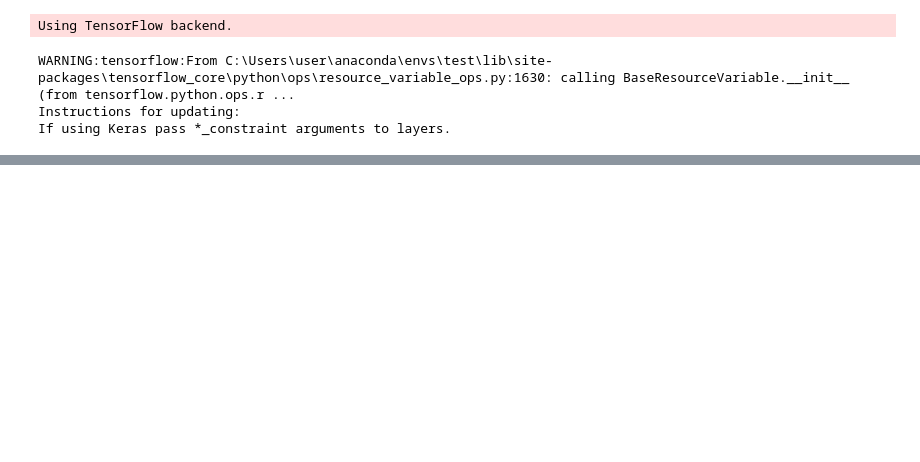
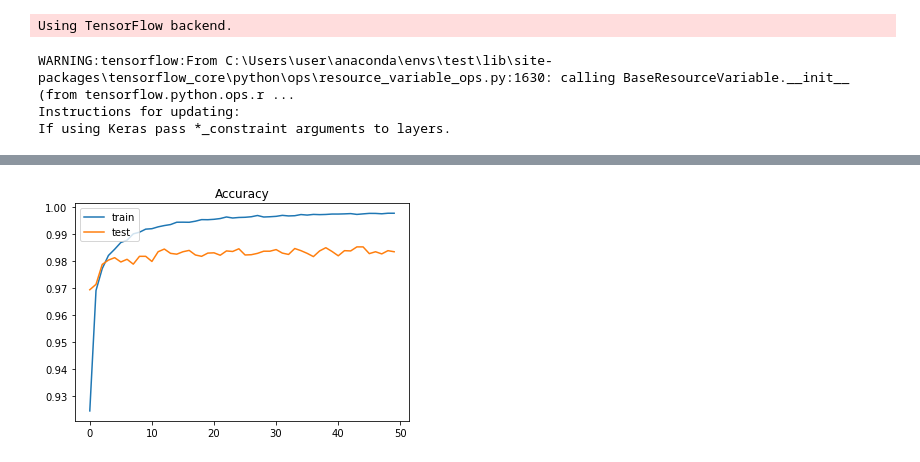
Before and after one commit to ssh6189/Keras_MNIST, a Jupyter notebook: MNIST_MLP.ipynb, the cells around one changed output, grey strips where cells are left out. Cells and saved outputs as stored; diff of their text form; code cells hidden in the pictures; blank space fills up the shorter version.

```diff
--- a/MNIST_MLP.ipynb
+++ b/MNIST_MLP.ipynb
@@ -75,3 +75,12 @@ print('정답률 = ', score[1], 'loss = ', score[0])
+# %%
+# 정답률 추이를 그래프로 그리기
+plt.plot(hist.history['accuracy'])
+plt.plot(hist.history['val_accuracy'])
+plt.title('Accuracy')
+plt.legend(['train', 'test'], loc='upper left')
+plt.show()
+# %% [output]
+[figure, added]
 # %%
 #손실 추이를 그래프로 그리기
 plt.plot(hist.history['loss'])
```
Also changed, not shown: parts of 3 cells of this notebook, 1 other file.
